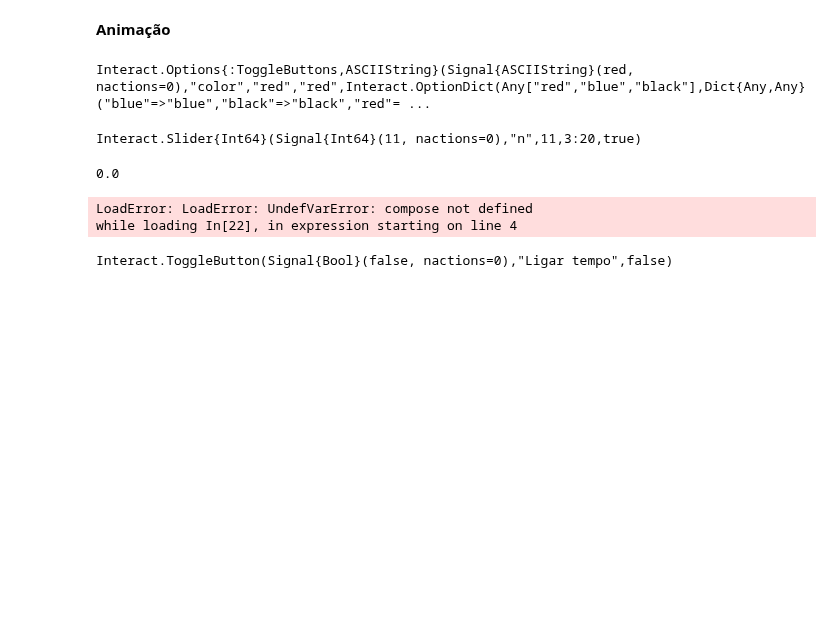
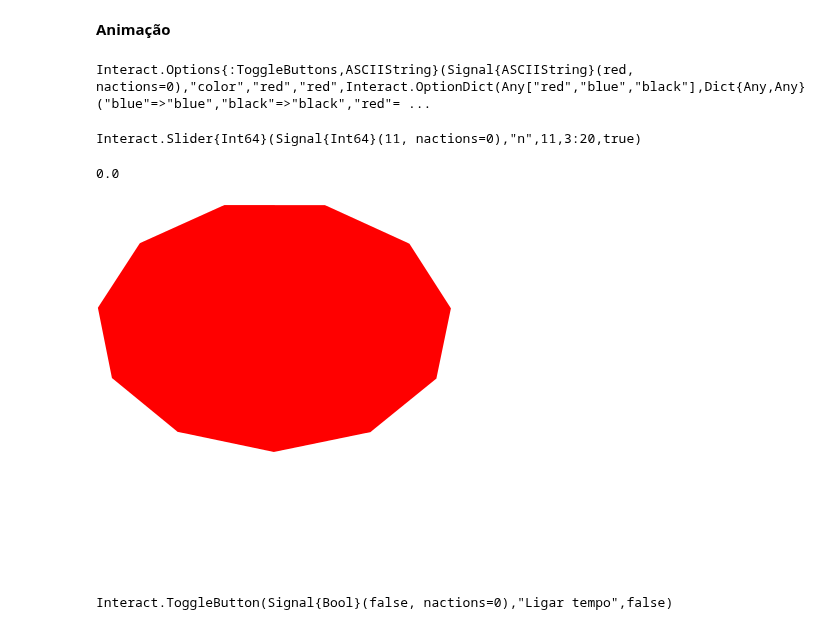
Before and after one commit to JuliaLangPt/tutorial_PT_BR, a Jupyter notebook: A-INTERATIVIDADE.ipynb, the cells around one changed output. Saved outputs shown, nothing was run; the diff lists cells and outputs as text; code cells hidden in the pictures; blank space fills up the shorter version.

```diff
--- a/A-INTERATIVIDADE.ipynb
+++ b/A-INTERATIVIDADE.ipynb
@@ -148,17 +131,16 @@ Interact.Latex("","\$\$- x \\sin{\\left (x \\right )} + 10 \\cos{\\left (x \\rig
 # %%
 using Colors
 using Compose
 
 @manipulate for color=["red", "blue", "black"], n=3:20, ticks=fps(5.0)
     t = time()
-    compose(context(), fill(parse(Colorant, color)),polygon([((1+sin(θ+t))/3, (1+cos(θ+t))/3) for θ in 0:2π/n:2*π]))
+    Compose.compose(context(), fill(parse(Colorant, color)),polygon([((1+sin(θ+t))/3, (1+cos(θ+t))/3) for θ in 0:2π/n:2*π]))
 end
 # %% [output]
 Interact.Options{:ToggleButtons,ASCIIString}(Signal{ASCIIString}(red, nactions=0),"color","red","red",Interact.OptionDict(Any["red","blue","black"],Dict{Any,Any}("blue"=>"blue","black"=>"black","red"= ...
 Interact.Slider{Int64}(Signal{Int64}(11, nactions=0),"n",11,3:20,true)
 0.0
-LoadError: LoadError: UndefVarError: compose not defined
-while loading In[22], in expression starting on line 4
+[figure, added]
 # %%
 using Interact, Reactive
 
```
Also changed, not shown: parts of 36 cells of this notebook, 1 other file.
